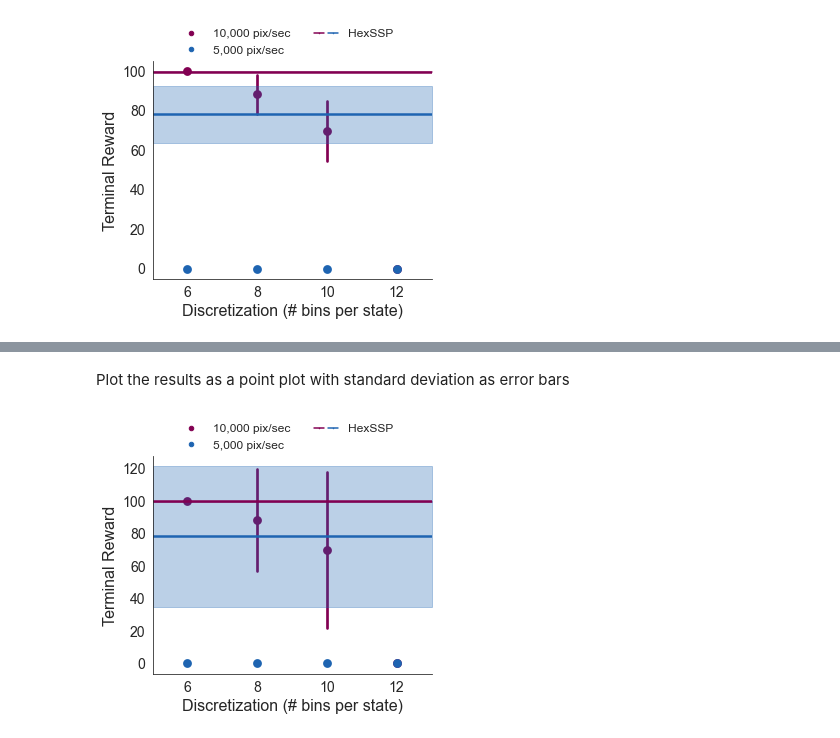
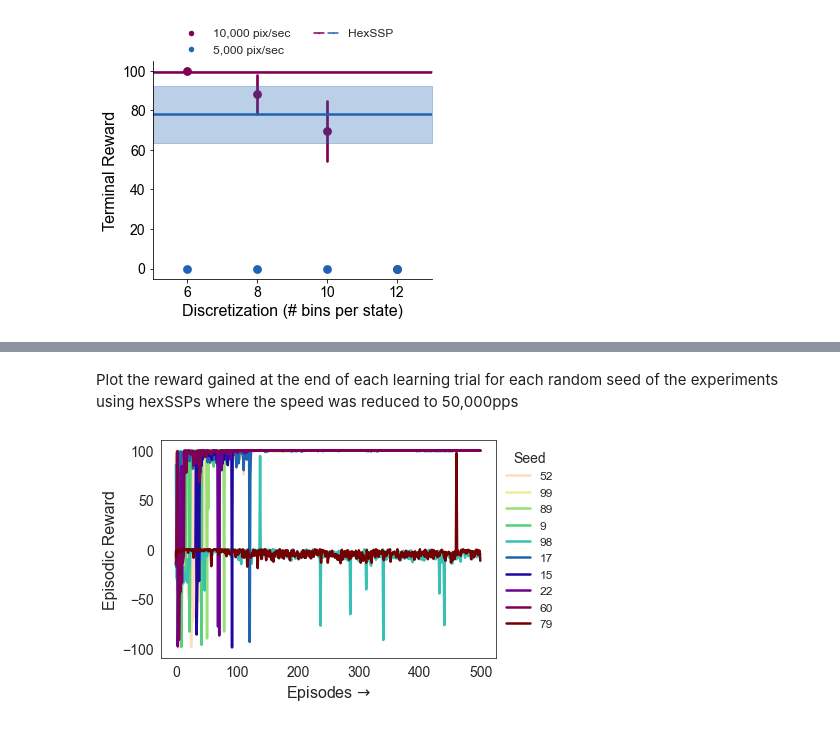
Before and after one commit to maddybartlett/ImprovedRLContinuousStateReps, a Jupyter notebook: figures/exploreData.ipynb, the cells around one changed output, grey strips where cells are left out. Cells and saved outputs as stored; diff of their text form; code cells hidden in the pictures.

```diff
--- a/figures/exploreData.ipynb
+++ b/figures/exploreData.ipynb
@@ -305,45 +207,18 @@ fig.savefig("..\\figures\\speed_interdecile.pdf", bbox_inches="tight")
-# %% [markdown]
-Plot the results as a point plot with standard deviation as error bars
-# %%
-fig, ax1 = plt.subplots(1, 1, figsize=(5,4))
-
-sns.set_style('white')
-sns.pointplot(data=combined_all, x='representation', y='terminal reward', hue="pixels per sec",
-              errorbar="sd", palette=[COLORS[8], COLORS[5]], join=False)
-sns.despine()
-
-mu_hex100 = np.vstack(df_hex100['episodes']).mean(axis=0)[-1]
-sigma_hex100 = np.vstack(df_hex100['episodes']).std(axis=0)[-1]
-
-mu_hex50 = np.vstack(df_hex50['episodes']).mean(axis=0)[-1]
-sigma_hex50 = np.vstack(df_hex50['episodes']).std(axis=0)[-1]
-
-l1 = ax1.axhline(y=mu_hex100, color=COLORS[8], linestyle='-', linewidth=2.5)
-plt.fill_between(np.arange(-.5,4.5), mu_hex100-sigma_hex100, mu_hex100+sigma_hex100, alpha=0.3, color=COLORS[8])
-
-l2 = ax1.axhline(y=mu_hex50, color=COLORS[5], linestyle='-', linewidth=2.5)
-plt.fill_between(np.arange(-.5,4.5), mu_hex50-sigma_hex50, mu_hex50+sigma_hex50, alpha=0.3, color=COLORS[5])
-
-ax1.set_ylabel('Terminal Reward', fontsize=axisLabelSize)
-ax1.set_xlabel('Discretization (# bins per state)', fontsize=axisLabelSize)
-
-ax1.tick_params(labelsize=tickSize)
-
-m1 = mlines.Line2D([], [], color=COLORS[8], marker='.', linestyle='None',
-                          markersize=9, label='10,000 pix/sec')
-m2 = mlines.Line2D([], [], color=COLORS[5], marker='.', linestyle='None',
-                          markersize=9, label='5,000 pix/sec')
-l1 = mlines.Line2D([], [], color=COLORS[8], marker='.', linestyle='-',
-                          markersize=1, label='HexSSP')
-l2 = mlines.Line2D([], [], color=COLORS[5], marker='.', linestyle='-',
-                          markersize=1, label='HexSSP')
-
-plt.legend(handles=[m1, m2, (l1,l2)], labels=['10,000 pix/sec', '5,000 pix/sec', 'HexSSP'],
-          fontsize=legendSize, handler_map={tuple: HandlerTuple(ndivide=None)},
-          bbox_to_anchor=(0.9, 1.2), ncol=2, frameon=False,)
-
-plt.xlim(-0.5, 3.5)
-
-fig.savefig("..\\figures\\speed_std.pdf", bbox_inches="tight")
-# %% [output]
-[figure, removed]
+# %% [markdown]
+Plot the reward gained at the end of each learning trial for each random seed of the experiments using hexSSPs where the speed was reduced to 50,000pps
+# %%
+fig = plt.figure(figsize=(6,4))
+
+for i in range(len(df_hex50)):
+    plt.plot(df_hex50['episodes'][i], label=df_hex50['seed'][i], linewidth=2.5, color=COLORS[i])
+
+plt.ylabel('Episodic Reward', fontsize=axisLabelSize)
+plt.xlabel(r'Episodes $\to$', fontsize=axisLabelSize)
+plt.tick_params(labelsize=tickSize)
+
+plt.legend(bbox_to_anchor=(1.0, 1.0),title='Seed', title_fontsize=legendtitleSize,
+           fontsize=legendSize, ncol=1, frameon=False,)
+
+fig.savefig("..\\figures\\hex50_episodicrew.pdf", bbox_inches="tight")
+# %% [output]
+[figure, added]
```
Also changed, not shown: parts of 7 cells of this notebook, 2 other files.
